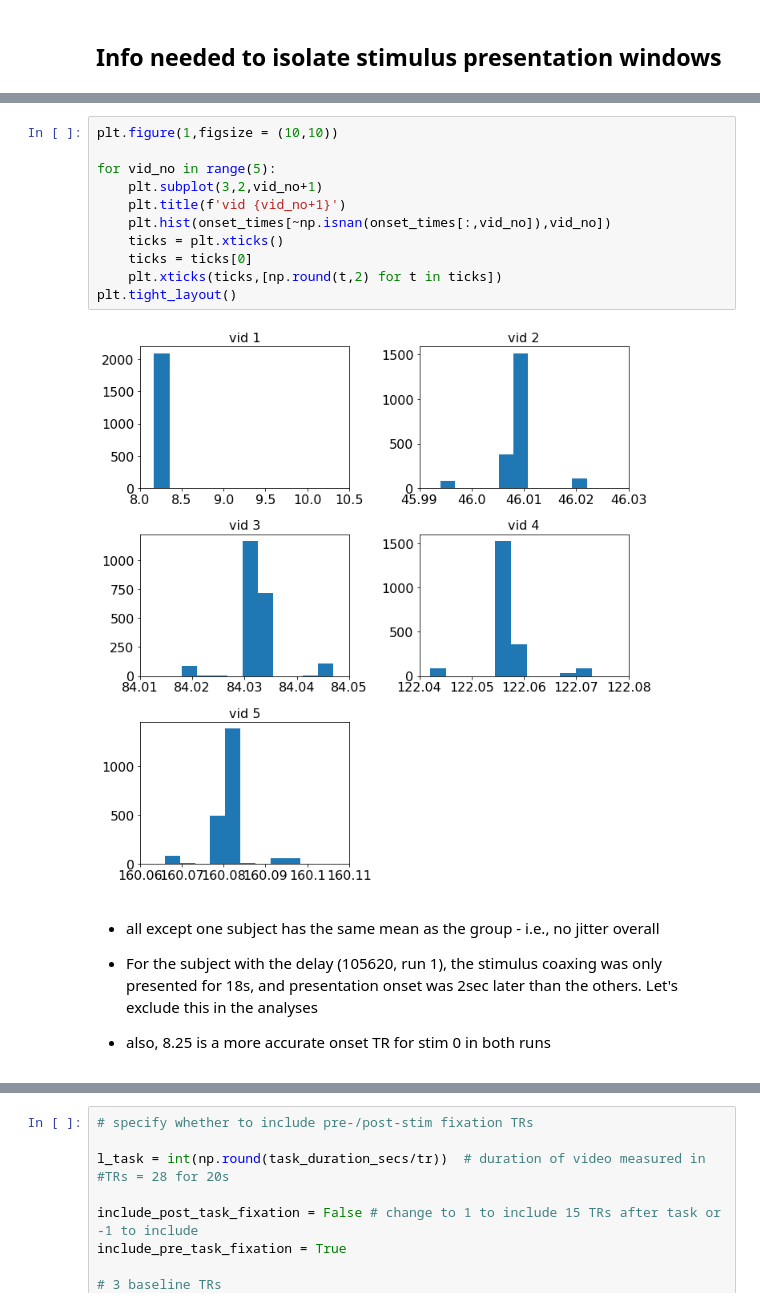
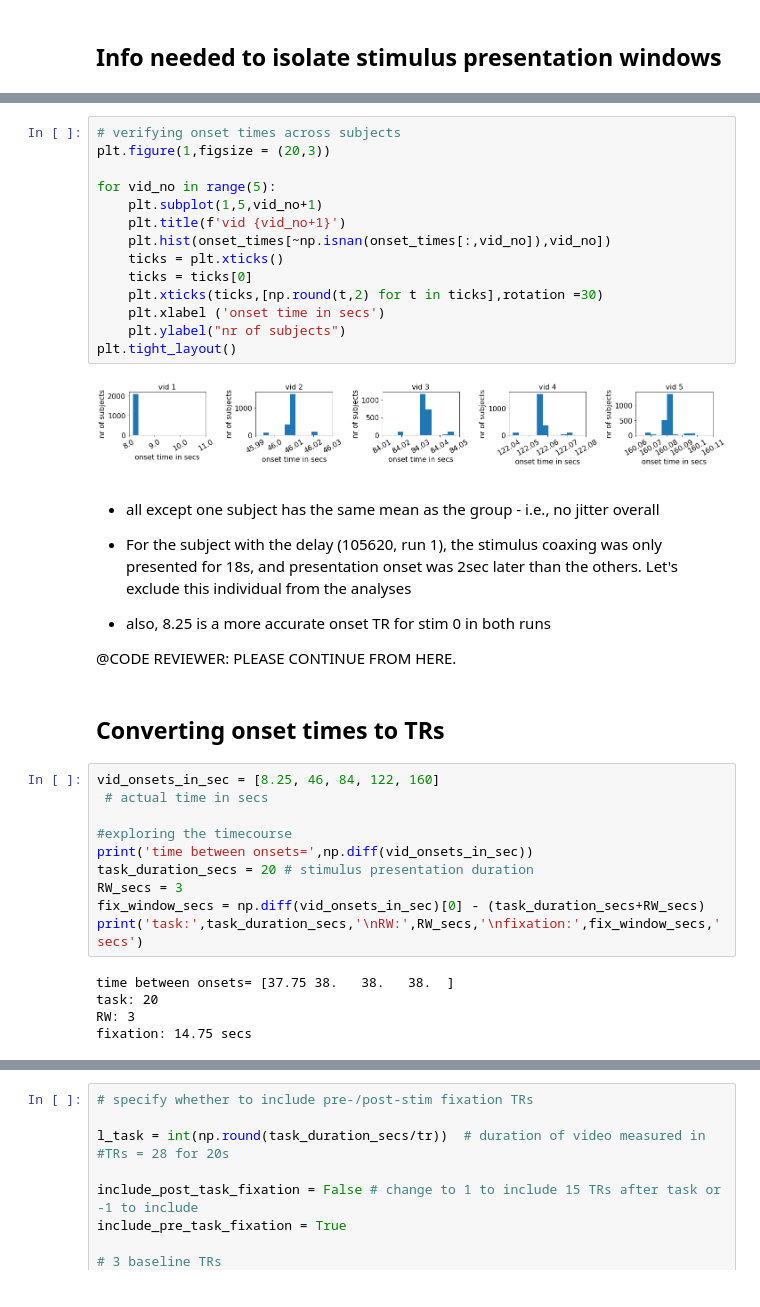
Before and after one commit to rvarrier/HCP_socialtask_analysis, a Jupyter notebook: fMRI/fmri_preprocessing/1_fMRI_data_extraction_temporal_preprocessing.ipynb, the cells around one changed output, grey strips where cells are left out. Cells and saved outputs as stored; diff of their text form.

```diff
--- a/fMRI/fmri_preprocessing/1_fMRI_data_extraction_temporal_preprocessing.ipynb
+++ b/fMRI/fmri_preprocessing/1_fMRI_data_extraction_temporal_preprocessing.ipynb
@@ -170,22 +189,44 @@ actual: 10.089 mean: 8
 <AxesSubplot:>
 [figure]
 # %%
-plt.figure(1,figsize = (10,10))
+# verifying onset times across subjects
+plt.figure(1,figsize = (20,3))
 
 for vid_no in range(5):
-    plt.subplot(3,2,vid_no+1)
+    plt.subplot(1,5,vid_no+1)
     plt.title(f'vid {vid_no+1}')
     plt.hist(onset_times[~np.isnan(onset_times[:,vid_no]),vid_no])
     ticks = plt.xticks()
     ticks = ticks[0]
-    plt.xticks(ticks,[np.round(t,2) for t in ticks])
+    plt.xticks(ticks,[np.round(t,2) for t in ticks],rotation =30)
+    plt.xlabel ('onset time in secs')
+    plt.ylabel("nr of subjects")
 plt.tight_layout()
 # %% [output]
-[figure, old version]
+[figure, new version]
 # %% [markdown]
 - all except one subject has the same mean as the group - i.e., no jitter overall
 
-- For the subject with the delay (105620, run 1), the stimulus coaxing was only presented for 18s, and presentation onset was 2sec later than the others. Let's exclude this in the analyses
+- For the subject with the delay (105620, run 1), the stimulus coaxing was only presented for 18s, and presentation onset was 2sec later than the others. Let's exclude this individual from the analyses
 
 - also, 8.25 is a more accurate onset TR for stim 0 in both runs
+
+@CODE REVIEWER: PLEASE CONTINUE FROM HERE.
+# %% [markdown]
+## Converting onset times to TRs
+# %%
+vid_onsets_in_sec = [8.25, 46, 84, 122, 160]
+ # actual time in secs
+
+#exploring the timecourse
+print('time between onsets=',np.diff(vid_onsets_in_sec))
+task_duration_secs = 20 # stimulus presentation duration
+RW_secs = 3
+fix_window_secs = np.diff(vid_onsets_in_sec)[0] - (task_duration_secs+RW_secs)
+print('task:',task_duration_secs,'\nRW:',RW_secs,'\nfixation:',fix_window_secs,'secs')
+# %% [output]
+time between onsets= [37.75 38.   38.   38.  ]
+task: 20
+RW: 3
+fixation: 14.75 secs
 # %%
```
Also changed, not shown: parts of 48 cells of this notebook, 5 other files.
